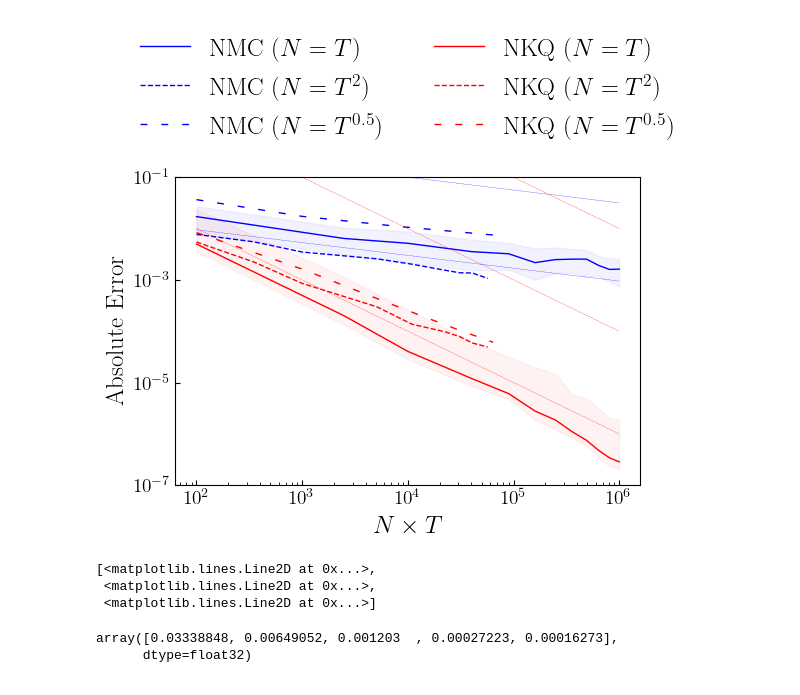
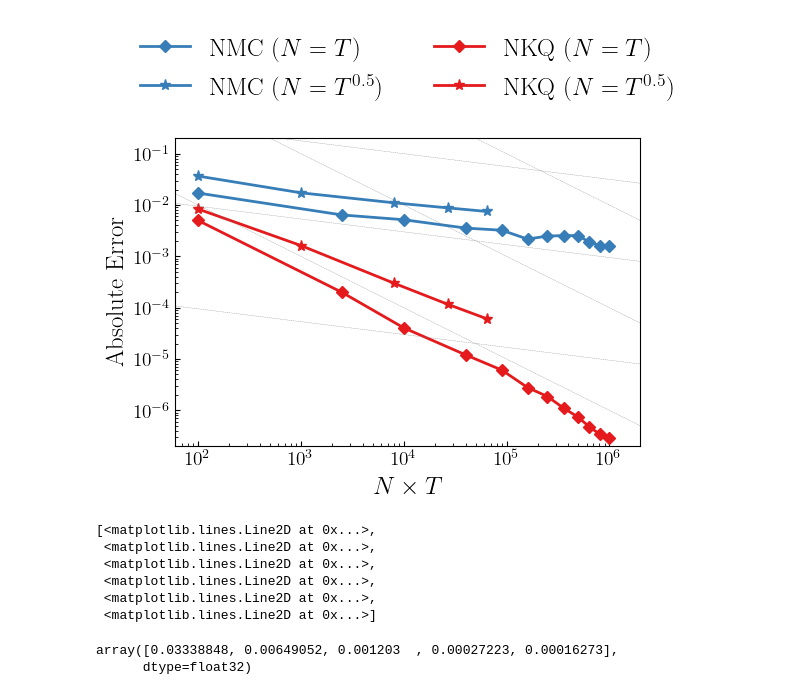
Before and after one commit to hudsonchen/nest_bq, a Jupyter notebook: plotting_notebooks/toy.ipynb, the cells around one changed output. Drawn from its saved outputs; the diff is of its cells as text; code cells hidden in the pictures.

```diff
--- a/plotting_notebooks/toy.ipynb
+++ b/plotting_notebooks/toy.ipynb
@@ -12,7 +12,7 @@ plt.rc('text.latex', preamble=r'\usepackage{amsmath, amsfonts}')
 
 # plt.rc('font', family='Arial', size=12)
 # plt.rc('axes', titlesize=16, labelsize=14, grid=True)
-plt.rc('lines', linewidth=2)
+plt.rc('lines', linewidth=linewidth)
 plt.rc('legend', fontsize=18, frameon=False)
 plt.rc('xtick', labelsize=14, direction='in')
 plt.rc('ytick', labelsize=14, direction='in')
@@ -135,6 +135,11 @@ I_nmc_ratio_two_median = np.median(I_nmc_ratio_two_array, axis=0)
 I_nmc_ratio_two_q25 = np.percentile(I_nmc_ratio_two_array, 25, axis=0)
 I_nmc_ratio_two_q75 = np.percentile(I_nmc_ratio_two_array, 75, axis=0)
 # %%
+cmap = plt.get_cmap('Set1')
+markersize = 6
+linewidth = 2
+
+
 # Extract the keys
 keys = list(I_nkq_err_dict.keys())
 
@@ -157,10 +162,12 @@ rescale_array_nkq_ratio_two = np.array([1.0, 1, 1.0, 1.7, 1.5])
 
 fig1 = plt.figure(figsize=(6, 4))
 plt.grid(False)
-plt.plot(cost_array, I_nmc_median, label=f'NMC ($N=T$)', color='blue', linewidth=1.)
-plt.fill_between(cost_array, I_nmc_q25, I_nmc_q75, alpha=0.05, color='blue')
-plt.plot(cost_array, I_nkq_median * rescale_array_nkq_ratio_one / 2, label=f'NKQ ($N=T$)', color='red', linewidth=1.)
-plt.fill_between(cost_array, I_nkq_q25 * rescale_array_nkq_ratio_one, I_nkq_q75 * rescale_array_nkq_ratio_one, alpha=0.05, color='red')
+plt.plot(cost_array, I_nmc_median, label=f'NMC ($N=T$)', color=cmap.colors[1], linewidth=linewidth,
+         marker='D', markersize=markersize)
+# plt.fill_between(cost_array, I_nmc_q25, I_nmc_q75, alpha=0.05, color=cmap.colors[0])
+plt.plot(cost_array, I_nkq_median * rescale_array_nkq_ratio_one / 2, label=f'NKQ ($N=T$)',
+         color=cmap.colors[0], linewidth=linewidth, marker='D', markersize=markersize)
+# plt.fill_between(cost_array, I_nkq_q25 * rescale_array_nkq_ratio_one / 2, I_nkq_q75 * rescale_array_nkq_ratio_one / 2, alpha=0.05, color=cmap.colors[1])
 
 keys = list(I_nkq_ratio_half_err_dict.keys())
 N_array_ratio_half = np.array([k[1] for k in keys], dtype=float)
@@ -168,10 +175,12 @@ T_array_ratio_half = np.array([k[0] for k in keys], dtype=float)
 cost_array_ratio_half = N_array_ratio_half * T_array_ratio_half
 cost_array_ratio_half[0] = 100
 
-plt.plot(cost_array_ratio_half, I_nmc_ratio_half_median * rescale_array_nmc_ratio_half / 2, label=rf'NMC ($N=T^{{2}}$)', color='blue', linewidth=1., linestyle='--')
-# plt.fill_between(cost_array_ratio_half, I_nmc_ratio_half_q25, I_nmc_ratio_half_q75, alpha=0.05, color='blue')
-plt.plot(cost_array_ratio_half, I_nkq_ratio_half_median * rescale_array_nkq_ratio_half /2 / 2, label=f'NKQ ($N=T^{{2}}$)', color='red', linewidth=1., linestyle='--')
-# plt.fill_between(cost_array_ratio_half, I_nkq_ratio_half_q25, I_nkq_ratio_half_q75, alpha=0.05, color='red')
+# plt.plot(cost_array_ratio_half, I_nmc_ratio_half_median * rescale_array_nmc_ratio_half / 2, label=rf'NMC ($N=T^{{2}}$)',
+#          color=cmap.colors[0], linewidth=linewidth, marker='+', markersize=markersize)
+# # plt.fill_between(cost_array_ratio_half, I_nmc_ratio_half_q25, I_nmc_ratio_half_q75, alpha=0.05, color=cmap[0])
+# plt.plot(cost_array_ratio_half, I_nkq_ratio_half_median * rescale_array_nkq_ratio_half /2 / 2, label=f'NKQ ($N=T^{{2}}$)',
+#          color=cmap.colors[1], linewidth=linewidth, marker='+', markersize=markersize)
+# # plt.fill_between(cost_array_ratio_half, I_nkq_ratio_half_q25, I_nkq_ratio_half_q75, alpha=0.05, color=cmap[1])
 
 keys = list(I_nkq_ratio_two_err_dict.keys())
 N_array_ratio_two = np.array([k[1] for k in keys], dtype=float)
@@ -179,58 +188,66 @@ T_array_ratio_two = np.array([k[0] for k in keys], dtype=float)
 cost_array_ratio_two = N_array_ratio_two * T_array_ratio_two
 cost_array_ratio_two[0] = 100
 
-plt.plot(cost_array_ratio_two, I_nmc_ratio_two_median * 2, label=rf'NMC ($N=T^{{0.5}}$)', color='blue', linewidth=1., linestyle=(0, (5, 10)))
-# plt.fill_between(cost_array_ratio_two, I_nmc_ratio_two_q25, I_nmc_ratio_two_q75, alpha=0.05, color='blue')
-plt.plot(cost_array_ratio_two, I_nkq_ratio_two_median * rescale_array_nkq_ratio_two / 2 / 2, label=f'NKQ ($N=T^{{0.5}}$)', color='red', linewidth=1., linestyle=(0, (5, 10)))
-# plt.fill_between(cost_array_ratio_two, I_nkq_ratio_two_q25, I_nkq_ratio_two_q75, alpha=0.05, color='red')
+plt.plot(cost_array_ratio_two, I_nmc_ratio_two_median * 2, label=rf'NMC ($N=T^{{0.5}}$)',
+         color=cmap.colors[1], linewidth=linewidth, marker='*', markersize=markersize + 2)
+# plt.fill_between(cost_array_ratio_two, I_nmc_ratio_two_q25, I_nmc_ratio_two_q75, alpha=0.05, color=cmap[0])
+plt.plot(cost_array_ratio_two, I_nkq_ratio_two_median * rescale_array_nkq_ratio_two / 2 / 2, label=f'NKQ ($N=T^{{0.5}}$)',
+         color=cmap.colors[0], linewidth=linewidth, marker='*', markersize=markersize + 2)
+# plt.fill_between(cost_array_ratio_two, I_nkq_ratio_two_q25, I_nkq_ratio_two_q75, alpha=0.05, color=cmap[1])
 
 
 # First, fix N and plot the error as a function of T
-N_T_array = np.linspace(100, 1e6, 100)
+N_T_array = np.linspace(10, 1e8, 100)
 theoretical_error_nkq_ratio_one = N_T_array ** (-1) # N^{-2} + T^{-2}
 theoretical_error_nmc_ratio_one = N_T_array ** (-1/4) # N^{-1} + T^{-0.5}
 theoretical_error_nkq_ratio_half = N_T_array ** (-2/3) # N^{-2} + T^{-2}
 theoretical_error_nmc_ratio_half = N_T_array ** (-1/3) # N^{-1} + T^{-0.5}
 theoretical_error_nkq_ratio_two = N_T_array ** (-2/3) # N^{-2} + T^{-2}
 theoretical_error_nmc_ratio_two = N_T_array ** (-1/6) # N^{-1} + T^{-0.5}
 
 
-plt.plot(N_T_array, theoretical_error_nkq_ratio_one, linestyle='--', color = 'red', linewidth=0.25)
-plt.plot(N_T_array, 100 * theoretical_error_nkq_ratio_one, linestyle='--', color = 'red', linewidth=0.25)
-plt.plot(N_T_array, 1e4 * theoretical_error_nkq_ratio_one, linestyle='--', color = 'red', linewidth=0.25)
-plt.plot(N_T_array, theoretical_error_nmc_ratio_one, linestyle='--', color = 'blue', linewidth=0.25)
-plt.plot(N_T_array, 0.03 * theoretical_error_nmc_ratio_one, linestyle='--', color = 'blue', linewidth=0.25)
-plt.plot(N_T_array, 100 * theoretical_error_nmc_ratio_one, linestyle='--', color = 'blue', linewidth=0.25)
+plt.plot(N_T_array, theoretical_error_nkq_ratio_one, linestyle='--', color = 'grey', linewidth=0.25)
+plt.plot(N_T_array, 100 * theoretical_error_nkq_ratio_one, linestyle='--', color = 'grey', linewidth=0.25)
+plt.plot(N_T_array, 1e4 * theoretical_error_nkq_ratio_one, linestyle='--', color = 'grey', linewidth=0.25)
+plt.plot(N_T_array, theoretical_error_nmc_ratio_one, linestyle='--', color = 'grey', linewidth=0.25)
+plt.plot(N_T_array, 0.03 * theoretical_error_nmc_ratio_one, linestyle='--', color = 'grey', linewidth=0.25)
+plt.plot(N_T_array, 100 * theoretical_error_nmc_ratio_one, linestyle='--', color = 'grey', linewidth=0.25)
+plt.plot(N_T_array, 0.0003 * theoretical_error_nmc_ratio_one, linestyle='--', color = 'grey', linewidth=0.25)
 
-# plt.plot(N_T_array, 0.01 * theoretical_error_nmc_ratio_half, linestyle='--', color = 'blue', linewidth=0.25)
-# plt.plot(N_T_array, 0.01 * theoretical_error_nmc_ratio_two, linestyle='--', color = 'blue', linewidth=0.25)
-# plt.plot(N_T_array, 0.01 * theoretical_error_nkq_ratio_two, linestyle='--', color = 'red', linewidth=0.25)
+# plt.plot(N_T_array, 0.01 * theoretical_error_nmc_ratio_half, linestyle='--', color = cmap[0], linewidth=0.25)
+# plt.plot(N_T_array, 0.01 * theoretical_error_nmc_ratio_two, linestyle='--', color = cmap[0], linewidth=0.25)
+# plt.plot(N_T_array, 0.01 * theoretical_error_nkq_ratio_two, linestyle='--', color = cmap[1], linewidth=0.25)
 
 
 plt.xlabel(r'$N \times T$')
 plt.ylabel('Absolute Error')
-plt.ylim([1e-7, 0.1])
+plt.ylim([2e-7, 0.2])
+plt.xlim([60, 2e6])
 plt.yscale('log')
 plt.xscale('log')
 
 # Get current legend handles and labels
 handles, labels = plt.gca().get_legend_handles_labels()
 
-order = [0, 2, 4, 1, 3, 5]
+# order = [0, 2, 4, 1, 3, 5]
+order = [0, 2, 1, 3]
 handles = [handles[o] for o in order]
 labels = [labels[o] for o in order]
 
 # Create a legend with reordered handles and labels
 plt.legend(handles, labels, ncol=2, bbox_to_anchor=(0.5, 1.05), loc='lower center')
 plt.savefig('../figures/toy.pdf', bbox_inches='tight')
 plt.show()
 # %% [output]
-[figure, old version]
+[figure, new version]
 # %%
 handles
 # %% [output]
 [<matplotlib.lines.Line2D at 0x...>,
  <matplotlib.lines.Line2D at 0x...>,
+ <matplotlib.lines.Line2D at 0x...>,
+ <matplotlib.lines.Line2D at 0x...>,
+ <matplotlib.lines.Line2D at 0x...>,
  <matplotlib.lines.Line2D at 0x...>]
 # %%
 I_nkq_ratio_two_median
```
Also changed, not shown: 9 other files.
